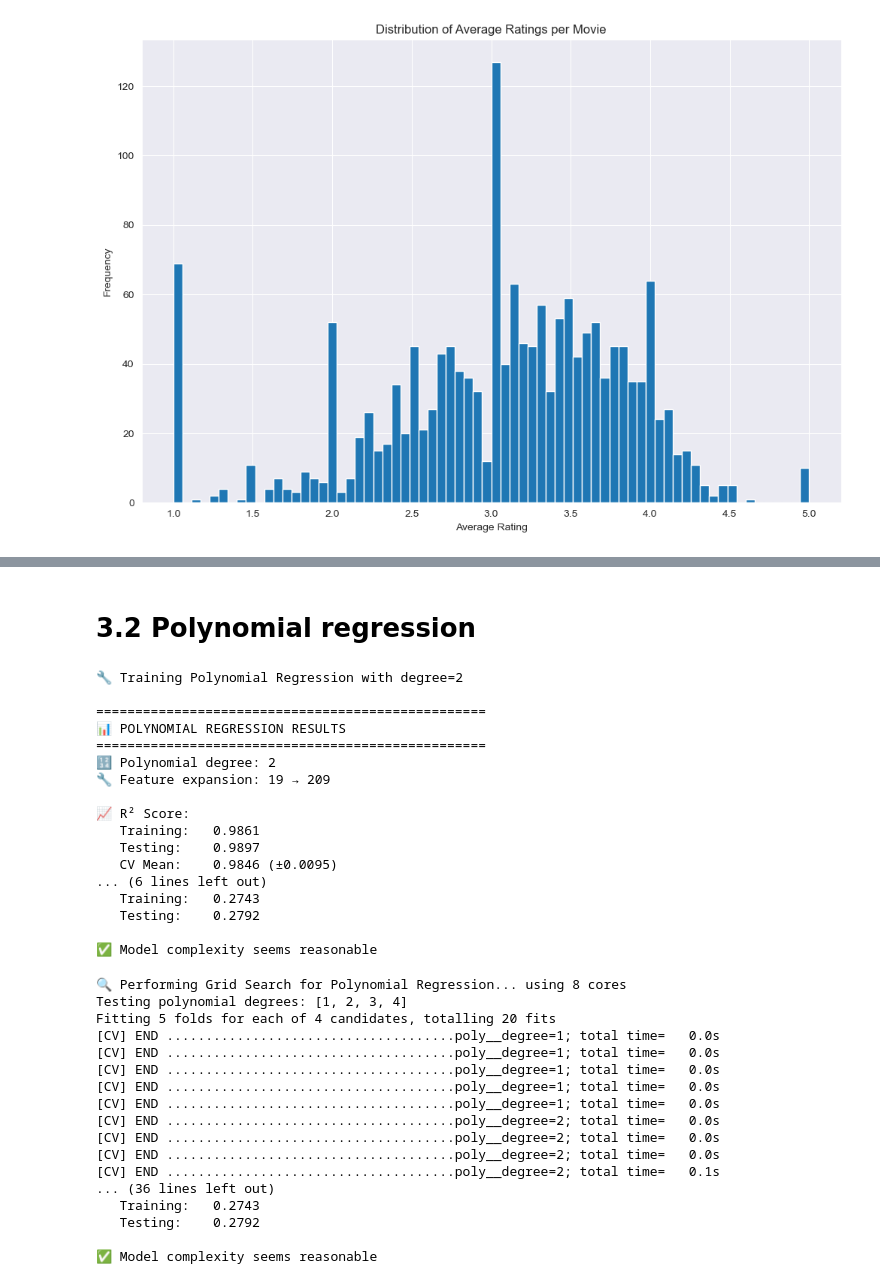
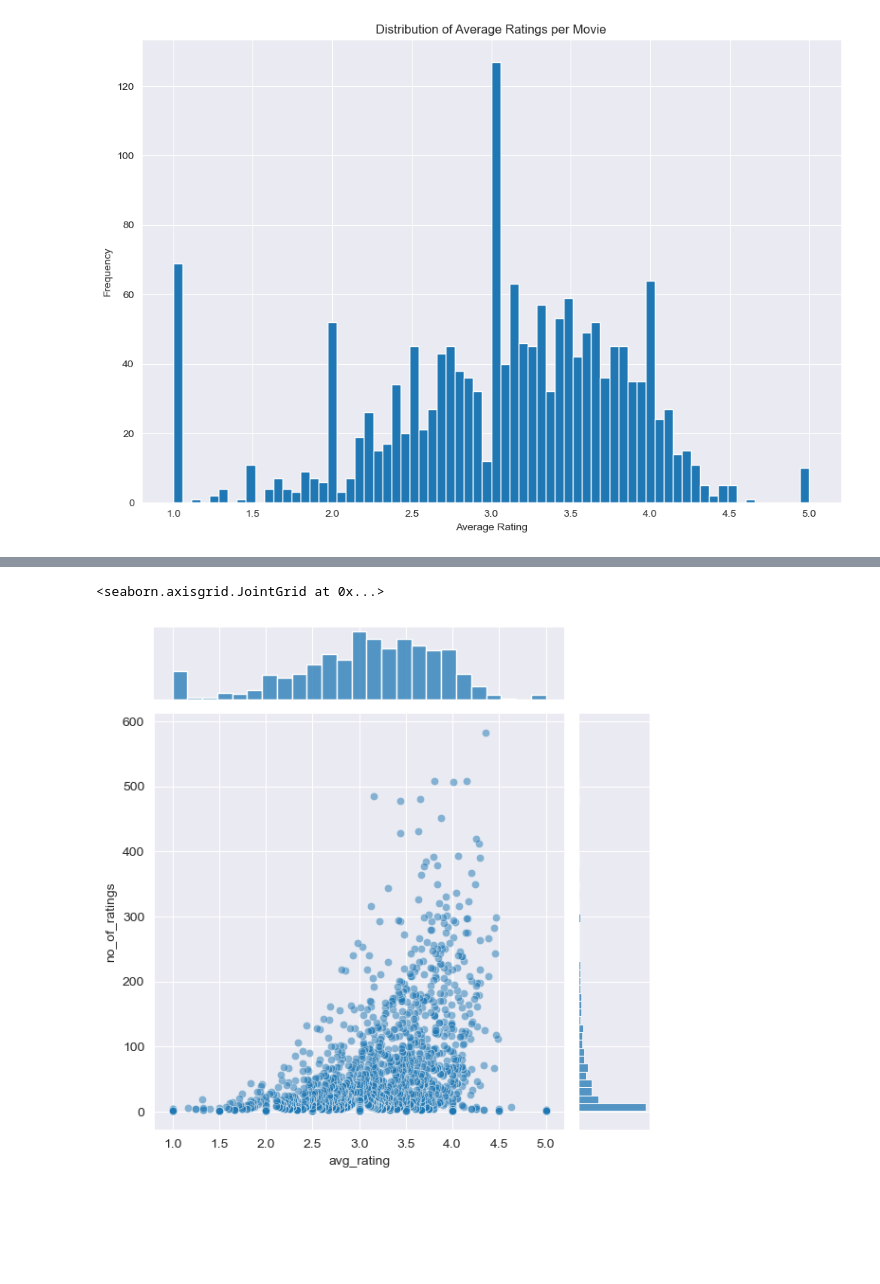
Before and after one commit to omar-desouki/Movie-Recommendation-System-Description-elevvo, a Jupyter notebook: main.ipynb, the cells around one changed output, grey strips where cells are left out. Cells and saved outputs as stored; diff of their text form; code cells hidden in the pictures; blank space fills up the shorter version.

```diff
--- a/main.ipynb
+++ b/main.ipynb
@@ -627,60 +276,0 @@ results = train_linear_regression(
-# %% [markdown]
-# 3.2 Polynomial regression
-# %%
-results = train_polynomial_regression(
-    X,
-    y,
-    degree=2,
-    # grid_search=False,
-    # cv_folds=5,
-    test_size=0.2,
-    random_state=42,
-    verbose=True,
-)
-# %% [output]
-🔧 Training Polynomial Regression with degree=2
-
-==================================================
-📊 POLYNOMIAL REGRESSION RESULTS
-==================================================
-🔢 Polynomial degree: 2
-🔧 Feature expansion: 19 → 209
-
-📈 R² Score:
-   Training:   0.9861
-   Testing:    0.9897
-   CV Mean:    0.9846 (±0.0095)
-... (6 lines left out)
-   Training:   0.2743
-   Testing:    0.2792
-
-✅ Model complexity seems reasonable
-# %%
-results = train_polynomial_regression(
-    X,
-    y,
-    # degree=2,
-    grid_search=True,
-    cv_folds=5,
-    test_size=0.2,
-    random_state=42,
-    verbose=True,
-)
-# %% [output]
-🔍 Performing Grid Search for Polynomial Regression... using 8 cores
-Testing polynomial degrees: [1, 2, 3, 4]
-Fitting 5 folds for each of 4 candidates, totalling 20 fits
-[CV] END .....................................poly__degree=1; total time=   0.0s
-[CV] END .....................................poly__degree=1; total time=   0.0s
-[CV] END .....................................poly__degree=1; total time=   0.0s
-[CV] END .....................................poly__degree=1; total time=   0.0s
-[CV] END .....................................poly__degree=1; total time=   0.0s
-[CV] END .....................................poly__degree=2; total time=   0.0s
-[CV] END .....................................poly__degree=2; total time=   0.0s
-[CV] END .....................................poly__degree=2; total time=   0.0s
-[CV] END .....................................poly__degree=2; total time=   0.1s
-... (36 lines left out)
-   Training:   0.2743
-   Testing:    0.2792
-
-✅ Model complexity seems reasonable
@@ -692,0 +277,6 @@ Fitting 5 folds for each of 4 candidates, totalling 20 fits
+# %%
+sns.jointplot(x='avg_rating',y='no_of_ratings',data=movies_rating_df,alpha=0.5)
+#this shows that there is a positive correlation between average rating and number of ratings
+# %% [output]
+<seaborn.axisgrid.JointGrid at 0x...>
+[figure, added]
```
Also changed, not shown: parts of 50 cells of this notebook, 1 other file.
